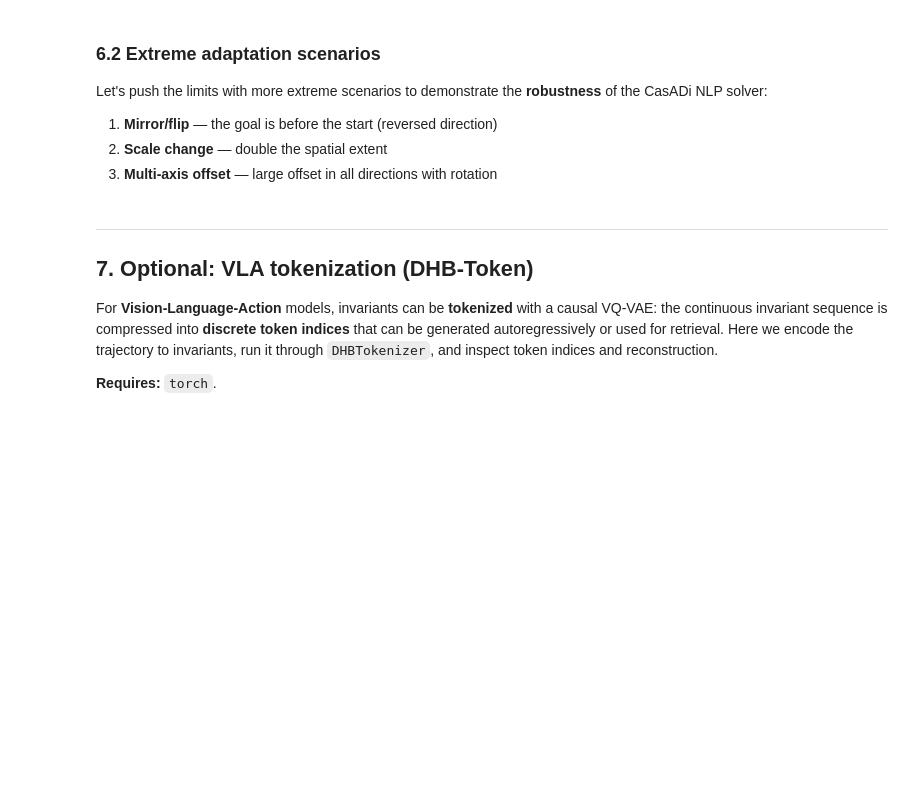
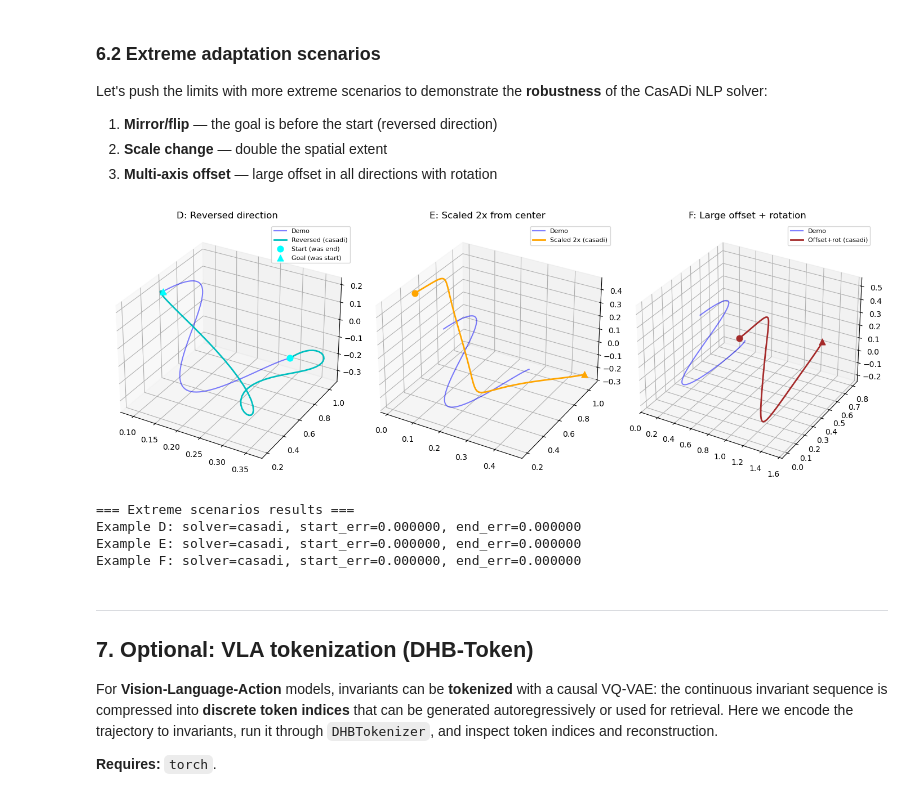
Before and after one commit to robodreamer/dhb-xr, a Jupyter notebook: notebooks/demo_dhb_features_and_use_cases.ipynb, the cells around one changed output. Drawn from its saved outputs; the diff is of its cells as text; code cells hidden in the pictures; blank space fills up the shorter version.

```diff
--- a/notebooks/demo_dhb_features_and_use_cases.ipynb
+++ b/notebooks/demo_dhb_features_and_use_cases.ipynb
@@ -431,60 +455,72 @@ Let's push the limits with more extreme scenarios to demonstrate the **robustnes
 2. **Scale change** — double the spatial extent
 3. **Multi-axis offset** — large offset in all directions with rotation
 # %%
-# Extreme adaptation scenarios
-fig = plt.figure(figsize=(14, 5))
+# Extreme adaptation scenarios with cube visualization
+fig = plt.figure(figsize=(16, 5))
 
 # --- Example D: Reversed direction (goal before start) ---
 ax1 = fig.add_subplot(131, projection='3d')
 pose_init_D = {"position": positions[-1].copy(), "quaternion": quaternions[-1].copy()}  # Swap!
 pose_goal_D = {"position": positions[0].copy(), "quaternion": quaternions[0].copy()}
 result_D = generate_trajectory(positions, quaternions, pose_init_D, pose_goal_D, traj_length=60, use_casadi=True)
-ax1.plot(positions[:, 0], positions[:, 1], positions[:, 2], 'b-', alpha=0.5, label='Demo')
-ax1.plot(result_D["adapted_pos_data"][:, 0], result_D["adapted_pos_data"][:, 1], result_D["adapted_pos_data"][:, 2], 'c-', lw=2, label=f'Reversed ({result_D["solver"]})')
-ax1.scatter(*pose_init_D["position"], color='cyan', s=60, marker='o', label='Start (was end)')
-ax1.scatter(*pose_goal_D["position"], color='cyan', s=60, marker='^', label='Goal (was start)')
-ax1.set_title('D: Reversed direction')
-ax1.legend(fontsize=8)
+
+plot_se3_trajectories(
+    {"Demo": {"positions": positions, "quaternions": quaternions},
+     f"Reversed ({result_D['solver']})": {"positions": result_D["adapted_pos_data"], "quaternions": result_D["adapted_quat_data"]}},
+    ax=ax1, show_orientation=True, vis_type="cube", box_size_scale=0.03, num_frames=5, show_legend=True, title="D: Reversed direction"
+)
+ax1.scatter(*pose_init_D["position"], color='cyan', s=80, marker='o', label='Start (was end)', zorder=10)
+ax1.scatter(*pose_goal_D["position"], color='cyan', s=80, marker='^', label='Goal (was start)', zorder=10)
 
 # --- Example E: Scale change (double spatial extent) ---
 ax2 = fig.add_subplot(132, projection='3d')
 scale = 2.0
 center = positions.mean(axis=0)
 pos_scaled_start = center + scale * (positions[0] - center)
 pos_scaled_end = center + scale * (positions[-1] - center)
 pose_init_E = {"position": pos_scaled_start, "quaternion": quaternions[0].copy()}
 pose_goal_E = {"position": pos_scaled_end, "quaternion": quaternions[-1].copy()}
 result_E = generate_trajectory(positions, quaternions, pose_init_E, pose_goal_E, traj_length=60, use_casadi=True)
-ax2.plot(positions[:, 0], positions[:, 1], positions[:, 2], 'b-', alpha=0.5, label='Demo')
-ax2.plot(result_E["adapted_pos_data"][:, 0], result_E["adapted_pos_data"][:, 1], result_E["adapted_pos_data"][:, 2], 'orange', lw=2, label=f'Scaled 2x ({result_E["solver"]})')
-ax2.scatter(*pose_init_E["position"], color='orange', s=60, marker='o')
-ax2.scatter(*pose_goal_E["position"], color='orange', s=60, marker='^')
-ax2.set_title('E: Scaled 2x from center')
-ax2.legend(fontsize=8)
+
+plot_se3_trajectories(
+    {"Demo": {"positions": positions, "quaternions": quaternions},
+     f"Scaled 2x ({result_E['solver']})": {"positions": result_E["adapted_pos_data"], "quaternions": result_E["adapted_quat_data"]}},
+    ax=ax2, show_orientation=True, vis_type="cube", box_size_scale=0.03, num_frames=5, show_legend=True, title="E: Scaled 2x from center"
+)
+ax2.scatter(*pose_init_E["position"], color='orange', s=80, marker='o', zorder=10)
+ax2.scatter(*pose_goal_E["position"], color='orange', s=80, marker='^', zorder=10)
 
 # --- Example F: Large multi-axis offset with rotation ---
 ax3 = fig.add_subplot(133, projection='3d')
 offset_F = np.array([1.0, -0.5, 0.3])
 angle_y = np.pi / 6  # 30 degrees around y
 quat_rot_F = np.array([np.cos(angle_y/2), 0, np.sin(angle_y/2), 0])  # wxyz
 pose_init_F = {"position": positions[0].copy() + offset_F, "quaternion": geom.quat_multiply(quat_rot_F, quaternions[0])}
 pose_goal_F = {"position": positions[-1].copy() + offset_F + np.array([0.2, 0.2, 0.1]), "quaternion": geom.quat_multiply(quat_rot_F, quaternions[-1])}
 result_F = generate_trajectory(positions, quaternions, pose_init_F, pose_goal_F, traj_length=60, use_casadi=True)
-ax3.plot(positions[:, 0], positions[:, 1], positions[:, 2], 'b-', alpha=0.5, label='Demo')
-ax3.plot(result_F["adapted_pos_data"][:, 0], result_F["adapted_pos_data"][:, 1], result_F["adapted_pos_data"][:, 2], 'brown', lw=2, label=f'Offset+rot ({result_F["solver"]})')
-ax3.scatter(*pose_init_F["position"], color='brown', s=60, marker='o')
-ax3.scatter(*pose_goal_F["position"], color='brown', s=60, marker='^')
-ax3.set_title('F: Large offset + rotation')
-ax3.legend(fontsize=8)
+
+plot_se3_trajectories(
+    {"Demo": {"positions": positions, "quaternions": quaternions},
+     f"Offset+rot ({result_F['solver']})": {"positions": result_F["adapted_pos_data"], "quaternions": result_F["adapted_quat_data"]}},
+    ax=ax3, show_orientation=True, vis_type="cube", box_size_scale=0.03, num_frames=5, show_legend=True, title="F: Large offset + 30° pitch"
+)
+ax3.scatter(*pose_init_F["position"], color='brown', s=80, marker='o', zorder=10)
+ax3.scatter(*pose_goal_F["position"], color='brown', s=80, marker='^', zorder=10)
 
 plt.tight_layout()
 plt.show()
 
 print(f"\n=== Extreme scenarios results ===")
 for name, result, pi, pg in [("D", result_D, pose_init_D, pose_goal_D), ("E", result_E, pose_init_E, pose_goal_E), ("F", result_F, pose_init_F, pose_goal_F)]:
     se = np.linalg.norm(result["adapted_pos_data"][0] - pi["position"])
     ee = np.linalg.norm(result["adapted_pos_data"][-1] - pg["position"])
     print(f"Example {name}: solver={result['solver']}, start_err={se:.6f}, end_err={ee:.6f}")
+# %% [output]
+[figure, added]
+=== Extreme scenarios results ===
+Example D: solver=casadi, start_err=0.000000, end_err=0.000000
+Example E: solver=casadi, start_err=0.000000, end_err=0.000000
+Example F: solver=casadi, start_err=0.000000, end_err=0.000000
 # %% [markdown]
 ---
 ## 7. Optional: VLA tokenization (DHB-Token)
```
Also changed, not shown: parts of 4 cells of this notebook, 1 other file.
